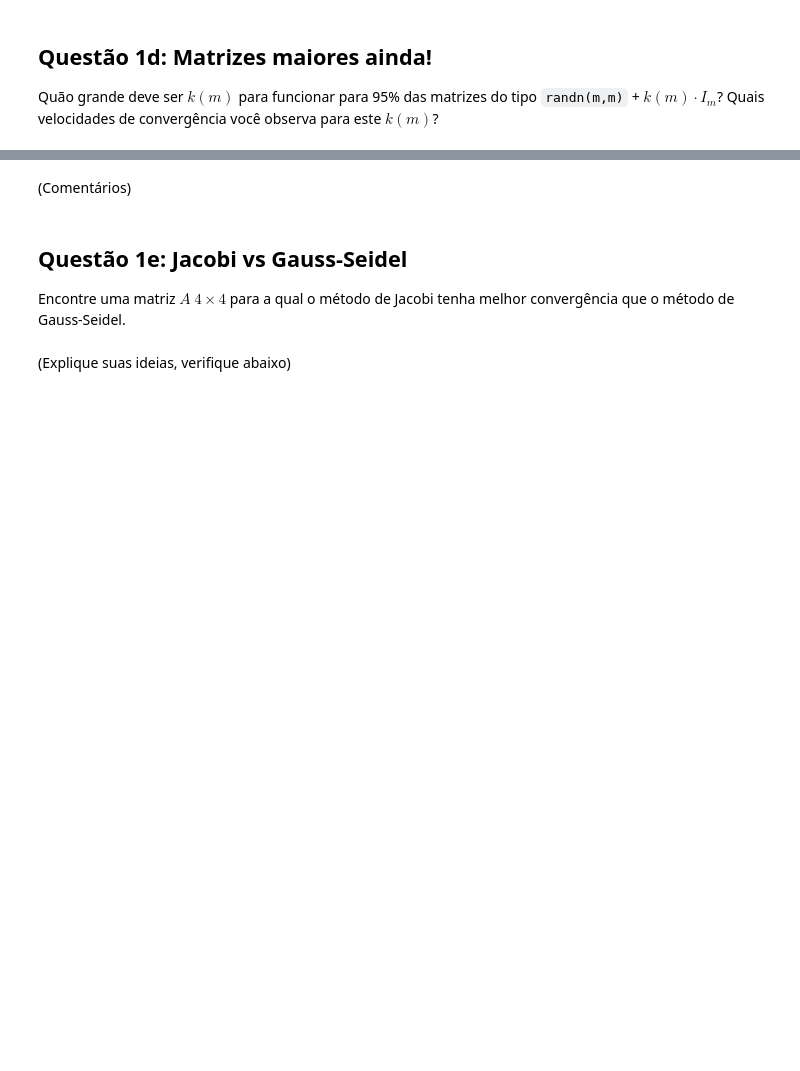
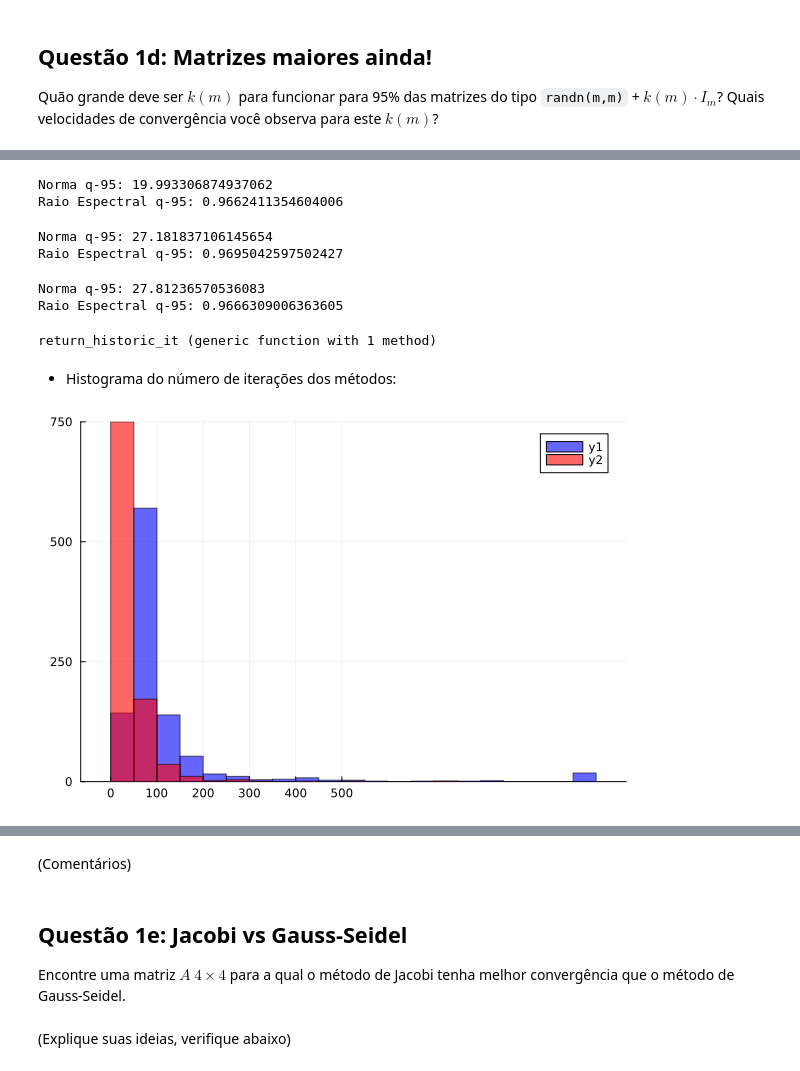
Before and after one commit to davi-dressler/fgv_aln, a Jupyter notebook: Trab_2/Projeto2.ipynb, the cells around one changed output, grey strips where cells are left out. Saved outputs shown, nothing was run; the diff lists cells and outputs as text; code cells hidden in the pictures; blank space fills up the shorter version.

```diff
--- a/Trab_2/Projeto2.ipynb
+++ b/Trab_2/Projeto2.ipynb
@@ -317,5 +357,0 @@ M[diagind(M)] .= 0
-# %%
-A = randn(5,5)
-D = Diagonal(diag(A))
-A[diagind(A)] .= 0
-M = inv(D)*(A)
@@ -434,7 +569,0 @@ end
-# %%
-dim =2000
-
-A = randn(dim,dim) + f(dim)*Matrix(I,dim, dim)
-b = rand(dim)
-
-plotar_comparativo(A,b)
@@ -448,0 +626,54 @@ plotar_comparativo(A,b)
+# %%
+test_comparativo(500)
+# %% [output]
+Norma q-95: 19.993306874937062
+Raio Espectral q-95: 0.9662411354604006
+# %%
+test_comparativo(1000)
+# %% [output]
+Norma q-95: 27.181837106145654
+Raio Espectral q-95: 0.9695042597502427
+# %%
+test_comparativo(1050)
+# %% [output]
+Norma q-95: 27.81236570536083
+Raio Espectral q-95: 0.9666309006363605
+# %%
+function return_historic_it(dim)
+    historic_j = Float64[]
+    historic_gs = Float64[]
+
+
+    for j in 1:1000
+        it_j = 0
+        it_gs = 0
+
+        A = randn(dim, dim) + f(dim) * Matrix(I, dim, dim)
+        b = randn(dim)
+
+        conv_j  = JacobiMethod(A,b,1e-12, false, false, true)
+        conv_gs  = GaussSeidelMethod(A,b,1e-12, false, false, true)
+
+        if conv_j && conv_gs
+            x_j, hist_j, it_j = JacobiMethod(A,b,1e-12, false, true)
+            x_gs, hist_gs, it_gs = GaussSeidelMethod(A,b,1e-12, false, true)
+        end
+
+        if it_j > 0 && it_gs > 0
+            push!(historic_j, it_j)
+            push!(historic_gs, it_gs)
+        end
+    end
+
+return historic_j, historic_gs
+end
+# %% [output]
+return_historic_it (generic function with 1 method)
+# %% [markdown]
+- Histograma do número de iterações dos métodos:
+# %%
+historic_j, historic_gs = return_historic_it(10)
+histogram(historic_j, size= (600, 400), bins= 20, color = :blue, alpha = 0.6, xticks= 0:100:500)
+histogram!(historic_gs, bins= 20, color = :red, alpha = 0.6, xticks= 0:100:500)
+# %% [output]
+[figure, added]
```
Also changed, not shown: parts of 55 cells of this notebook, 2 other files.
